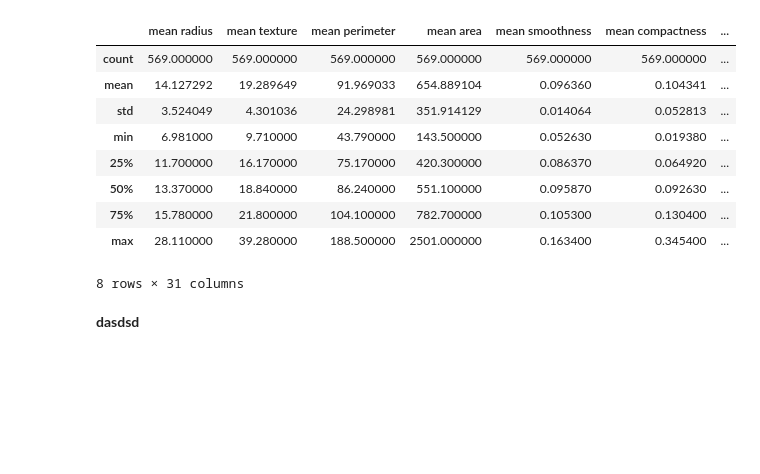
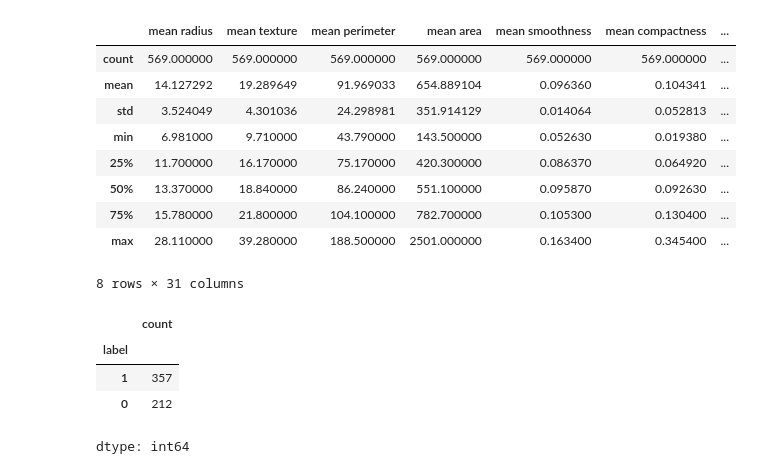
Before and after one commit to Mohammed-100700/Breast-Cancer-Classification-using-Machine-Learning, a Jupyter notebook: Breast_Cancer_Classification_using_Machine_Learning.ipynb, the cells around one changed output. Cells and saved outputs as stored; diff of their text form; code cells hidden in the pictures; blank space fills up the shorter version.

```diff
--- a/Breast_Cancer_Classification_using_Machine_Learning.ipynb
+++ b/Breast_Cancer_Classification_using_Machine_Learning.ipynb
@@ -124,5 +124,12 @@ data_frame.describe()
 | 75% | 15.780000 | 21.800000 | 104.100000 | 782.700000 | 0.105300 | 0.130400 | ... |
 | max | 28.110000 | 39.280000 | 188.500000 | 2501.000000 | 0.163400 | 0.345400 | ... |
 8 rows × 31 columns
-# %% [markdown]
-**dasdsd**
+# %%
+# checking the distribution of Target Variable
+data_frame['label'].value_counts()
+# %% [output]
+|  | count |
+| label |  |
+| 1 | 357 |
+| 0 | 212 |
+dtype: int64
```
Also changed, not shown: parts of 11 cells of this notebook.
